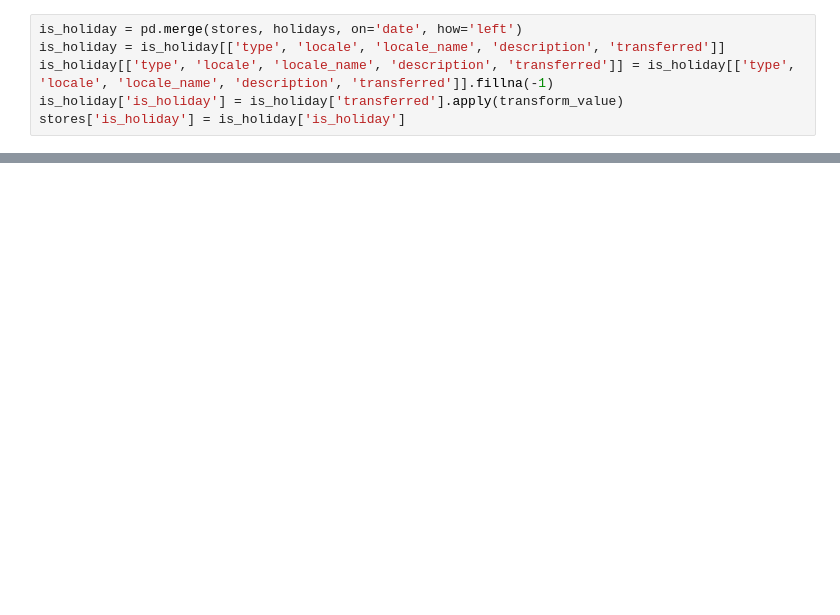
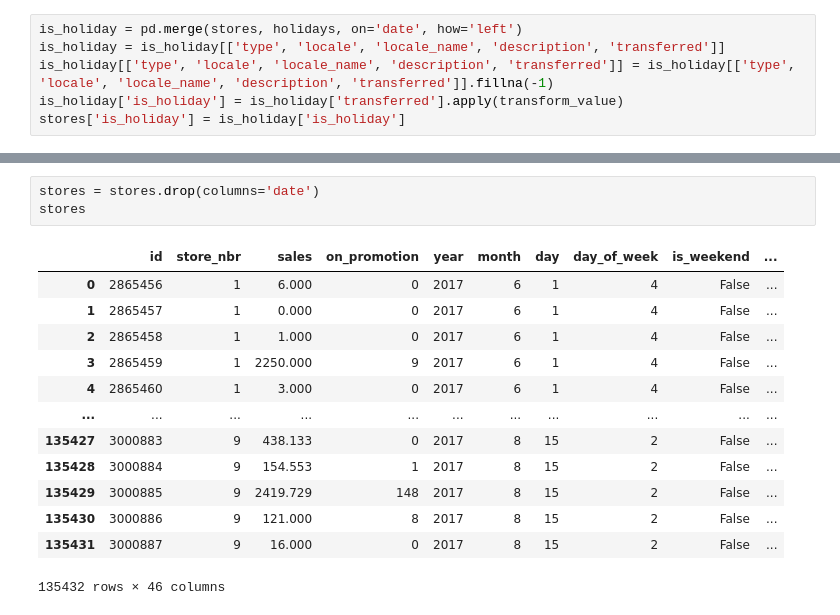
Before and after one commit to anlu5/Portfolio, a Jupyter notebook: store_sales_forecasting.ipynb, the cells around one changed output, grey strips where cells are left out. Saved outputs shown, nothing was run; the diff lists cells and outputs as text; blank space fills up the shorter version.

```diff
--- a/store_sales_forecasting.ipynb
+++ b/store_sales_forecasting.ipynb
@@ -132,0 +307,17 @@ stores
+# %%
+stores = stores.drop(columns='date')
+stores
+# %% [output]
+|  | id | store_nbr | sales | on_promotion | year | month | day | day_of_week | is_weekend | ... |
+| 0 | 2865456 | 1 | 6.000 | 0 | 2017 | 6 | 1 | 4 | False | ... |
+| 1 | 2865457 | 1 | 0.000 | 0 | 2017 | 6 | 1 | 4 | False | ... |
+| 2 | 2865458 | 1 | 1.000 | 0 | 2017 | 6 | 1 | 4 | False | ... |
+| 3 | 2865459 | 1 | 2250.000 | 9 | 2017 | 6 | 1 | 4 | False | ... |
+| 4 | 2865460 | 1 | 3.000 | 0 | 2017 | 6 | 1 | 4 | False | ... |
+| ... | ... | ... | ... | ... | ... | ... | ... | ... | ... | ... |
+| 135427 | 3000883 | 9 | 438.133 | 0 | 2017 | 8 | 15 | 2 | False | ... |
+| 135428 | 3000884 | 9 | 154.553 | 1 | 2017 | 8 | 15 | 2 | False | ... |
+| 135429 | 3000885 | 9 | 2419.729 | 148 | 2017 | 8 | 15 | 2 | False | ... |
+| 135430 | 3000886 | 9 | 121.000 | 8 | 2017 | 8 | 15 | 2 | False | ... |
+| 135431 | 3000887 | 9 | 16.000 | 0 | 2017 | 8 | 15 | 2 | False | ... |
+135432 rows × 46 columns
```
Also changed, not shown: parts of 26 cells of this notebook, 1 other file.
